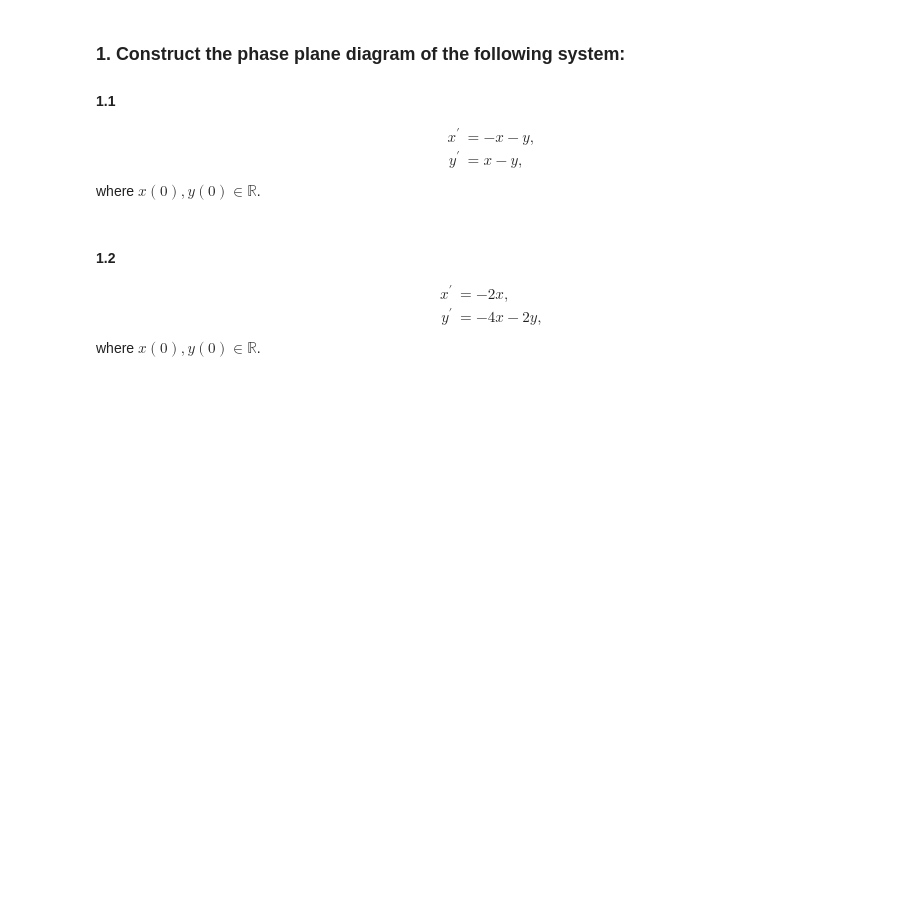
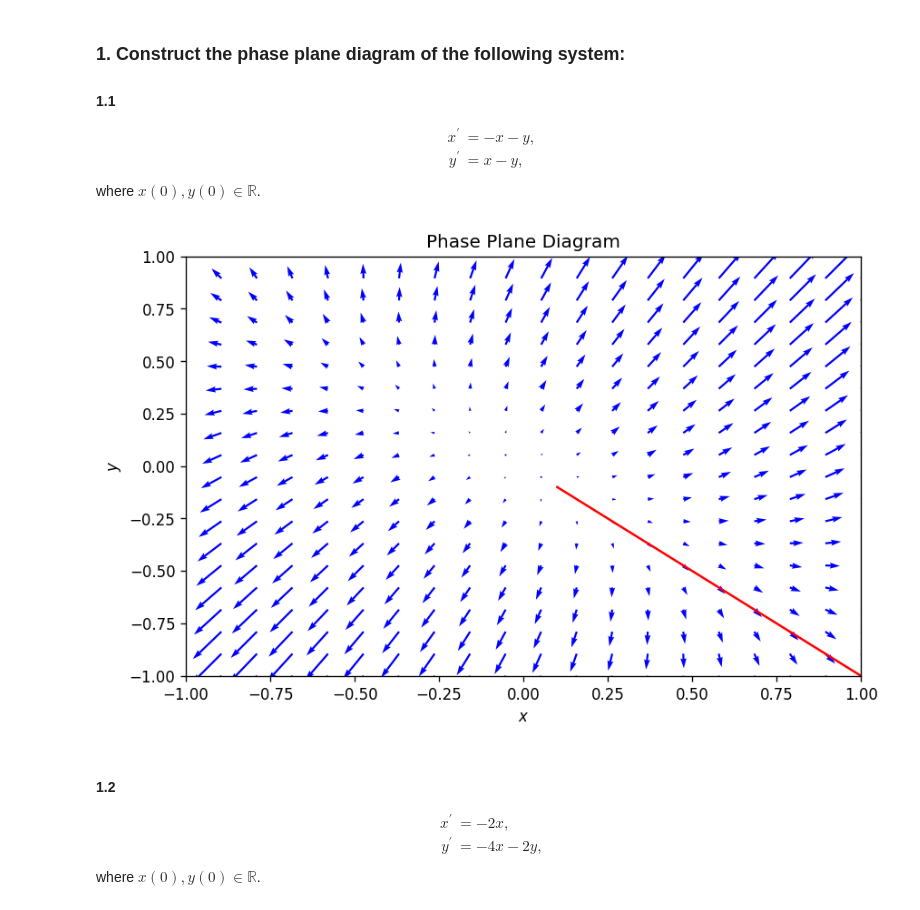
Before and after one commit to epsilonxe/RMUTT_09114330, a Jupyter notebook: materials/workshop_06.ipynb, the cells around one changed output. Drawn from its saved outputs; the diff is of its cells as text; code cells hidden in the pictures; blank space fills up the shorter version.

```diff
--- a/materials/workshop_06.ipynb
+++ b/materials/workshop_06.ipynb
@@ -12,6 +12,72 @@ x^{\prime} &= -x-y, \\
 y^{\prime} &=  x-y,
 \end{align}$$
 where $x(0), y(0) \in \mathbb{R}$.
+# %%
+import numpy as np
+import matplotlib.pyplot as plt
+
+def rk(func, ini, start=0, stop=1, h=0.01, *args, **kwargs):
+    try:
+        dim = np.size(ini)
+    except:
+        dim = 1
+    t = np.arange(start, stop+h, h)
+    n = np.size(t)
+    x = np.zeros((n, dim))
+    x[0, : ] = ini
+    for i in range(n-1):
+        k1 = func(t[i], x[i, : ], *args, **kwargs)
+        k2 = func(t[i] + 0.5*h, x[i, : ] + 0.5*h*k1, *args, **kwargs)
+        k3 = func(t[i] + 0.5*h, x[i, : ] + 0.5*h*k2, *args, **kwargs)
+        k4 = func(t[i] + h, x[i, : ] + h*k3, *args, **kwargs)
+        x[i+1, :] = x[i, :] + (1/6)*(k1 + 2*k2 + 2*k3 + k4)
+    return t, x
+
+def f1(t,s):
+    x, y = s[0], s[1]
+    dx = 2*x+y
+    dy = x+2*y
+    return np.array([dx, dy])
+
+sample = 20
+xlim = [-1, 1]
+ylim = [-1, 1]
+sx = np.linspace(xlim[0], xlim[1], sample)
+sy = np.linspace(ylim[0], ylim[1], sample)
+
+meshx, meshy = np.meshgrid(sx, sy)
+u = np.zeros((sample, sample))
+v = np.zeros((sample, sample))
+
+for i in range(sample):
+    for j in range(sample):
+        x = meshx[i, j]
+        y = meshy[i, j]
+        roc = f1(0, [x, y])
+        u[i, j] = roc[0]
+        v[i, j] = roc[1]
+
+
+plt.figure(figsize=(8,5), dpi=120)
+plt.quiver(meshx, meshy, u, v, color='blue')
+
+
+
+h=0.0001
+t, trj = rk(f1, ini=np.array([0.1,-0.1]), start=0, stop=10*h, h=h)
+# print(trj)
+x = trj[:, 0]
+y = trj[:, 1]
+plt.plot(x, y, color='red')
+# plt.plot(x[0], y[0], marker='o', color='red')
+
+plt.xlabel('$x$')
+plt.ylabel('$y$')
+plt.xlim(xlim)
+plt.ylim(ylim)
+plt.title('Phase Plane Diagram');
+# %% [output]
+[figure, added]
 # %% [markdown]
 #### 1.2
 
```
Also changed, not shown: 4 other files.
